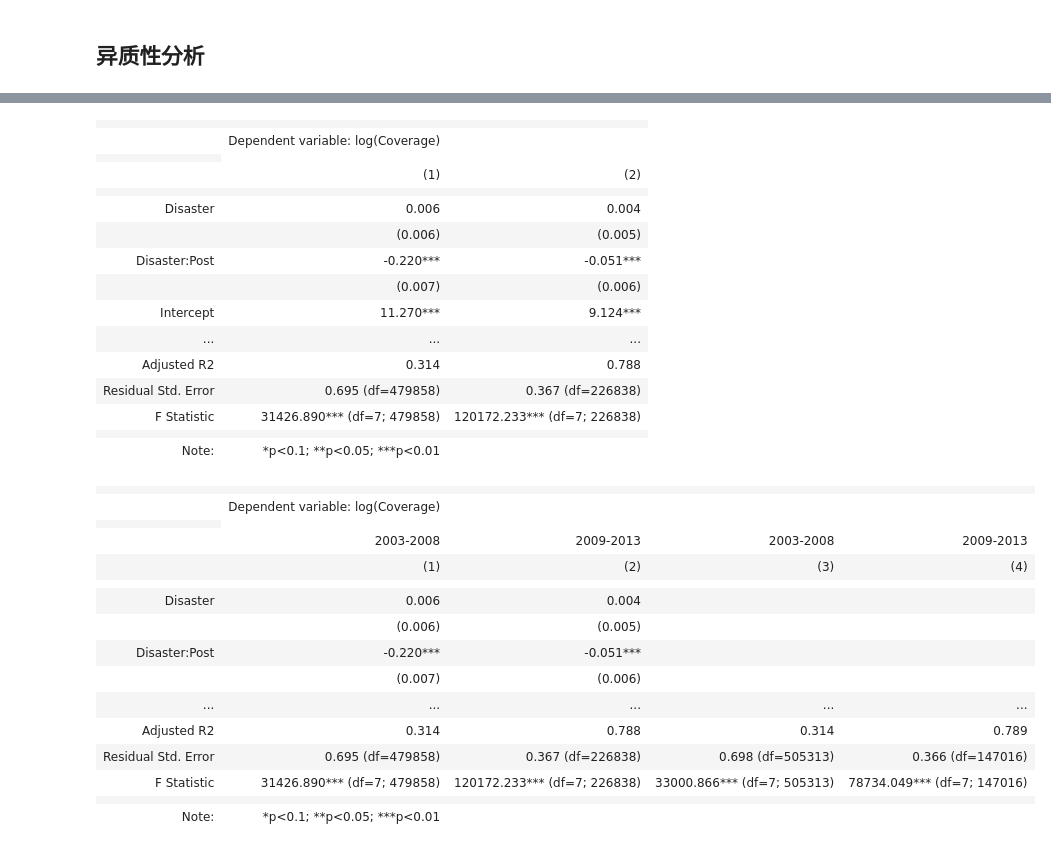
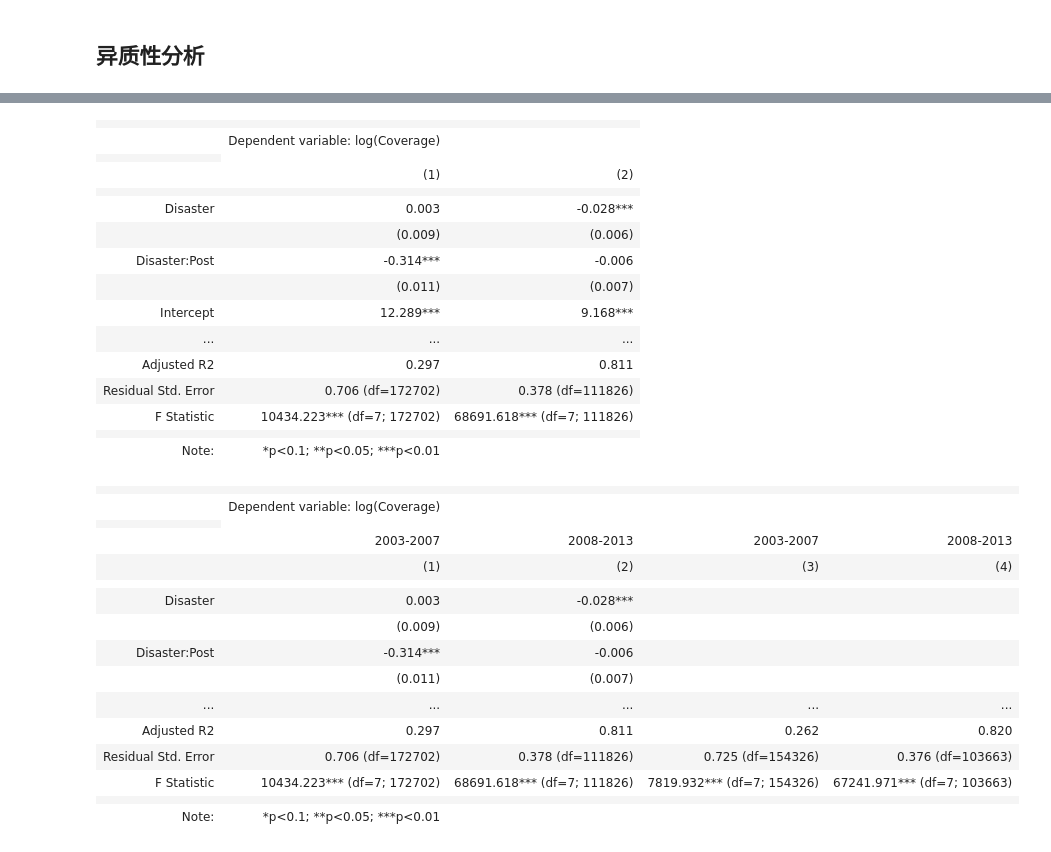
Before and after one commit to ErnestDong/thesis-master, a Jupyter notebook: src/main.ipynb, the cells around one changed output, grey strips where cells are left out. Saved outputs shown, nothing was run; the diff lists cells and outputs as text; code cells hidden in the pictures.

```diff
--- a/src/main.ipynb
+++ b/src/main.ipynb
@@ -17,7 +17,7 @@ def tablelize(star):
 # %%
 log=np.log
 sns.set_theme(style="white")
-original_df = pd.read_parquet("../data/olsupsd.parquet")
+original_df = pd.read_parquet("../data/olsupsnew.parquet")
 sns.histplot(original_df["distance"], kde=True)
 # %% [output]
 <Axes: xlabel='distance', ylabel='Count'>
@@ -201,8 +201,8 @@ df["claimed"]=df["total_claim"].map(lambda x: 1 if x>0 else 0)
 claims = smf.logit("claimed ~ log(Coverage)+Disaster*Post+Prem_before+log(Price)+log(Penetration)+log(GDP)", data=df[(df["Neighbor"]==0)]).fit()
 rawsclaim = smf.logit("claimed ~ Disaster*Post+Prem_before+log(Price)+log(Penetration)+log(GDP)", data=df[(df["Neighbor"]==0)]).fit()
 stargazer = Stargazer([rawsclaim, claims])
-with open("../lib/table/claims.tex", "w") as f:
-    f.write(tablelize(stargazer))
+# with open("../lib/table/claims.tex", "w") as f:
+#     f.write(tablelize(stargazer))
 stargazer
 # claims.summary()
 # %% [output]
@@ -323,8 +323,8 @@ for category in ["Disaster","Neighbor"]:
         model = smf.ols(regstr,data=df[(df[noncat]==0)&(df["Post"]==1)]).fit()
         stars.append(model)
 stargazer=Stargazer(stars)
-with open("../lib/table/robust.tex", "w") as f:
-    f.write(tablelize(stargazer))
+# with open("../lib/table/robust.tex", "w") as f:
+#     f.write(tablelize(stargazer))
 stargazer
 # %% [output]
 |  |  |  |  |  |
@@ -437,7 +422,7 @@ hdf = hdf[(hdf["t"]>2002)&(hdf["t"]<2013)]
 stars = []
 column = []
 col = []
-hdf["ti"]=hdf["t"].apply(lambda t: "2009-2013" if t>2008 else "2003-2008")
+hdf["ti"]=hdf["t"].apply(lambda t: "2008-2013" if t>2007 else "2003-2007")
 for region, region_df in hdf.groupby("ti"):
     column.append(region)
     col.append("Disaster")
@@ -455,47 +440,47 @@ stargazer
 |  |
 |  | (1) | (2) |
 |  |  |  |
-| Disaster | 0.006 | 0.004 |
-|  | (0.006) | (0.005) |
-| Disaster:Post | -0.220*** | -0.051*** |
-|  | (0.007) | (0.006) |
-| Intercept | 11.270*** | 9.124*** |
+| Disaster | 0.003 | -0.028*** |
+|  | (0.009) | (0.006) |
+| Disaster:Post | -0.314*** | -0.006 |
+|  | (0.011) | (0.007) |
+| Intercept | 12.289*** | 9.168*** |
 | ... | ... | ... |
-| Adjusted R2 | 0.314 | 0.788 |
-| Residual Std. Error | 0.695 (df=479858) | 0.367 (df=226838) |
-| F Statistic | 31426.890*** (df=7; 479858) | 120172.233*** (df=7; 226838) |
+| Adjusted R2 | 0.297 | 0.811 |
+| Residual Std. Error | 0.706 (df=172702) | 0.378 (df=111826) |
+| F Statistic | 10434.223*** (df=7; 172702) | 68691.618*** (df=7; 111826) |
 |  |  |  |
 | Note: | *p<0.1; **p<0.05; ***p<0.01 |  |
 # %%
 # stars = []
 # column = []
-hdf["ti"]=hdf["t"].apply(lambda t: "2009-2013" if t>2009 else "2003-2008")
+hdf["ti"]=hdf["t"].apply(lambda t: "2008-2013" if t>2007 else "2003-2007")
 for region, region_df in hdf.groupby("ti"):
     column.append(region)
     col.append("Neighbor")
     # model = smf.ols("log(Coverage) ~ Disaster*Post", data=region_df[region_df["Neighbor"]==0]).fit()
     model = smf.ols("log(Coverage) ~ Neighbor*Post+Prem_before+log(Price)+log(Penetration)+log(GDP)", data=region_df[region_df["Disaster"]==0]).fit()
     stars.append(model)
 stargazer = Stargazer(stars)
 stargazer.custom_columns(column)
 with open("../lib/table/het_time.tex", "w") as f:
     f.write(tablelize(stargazer))
 stargazer
 # %% [output]
 |  |  |  |  |  |
 |  | Dependent variable: log(Coverage) |  |  |  |
 |  |
-|  | 2003-2008 | 2009-2013 | 2003-2008 | 2009-2013 |
+|  | 2003-2007 | 2008-2013 | 2003-2007 | 2008-2013 |
 |  | (1) | (2) | (3) | (4) |
 |  |  |  |  |  |
-| Disaster | 0.006 | 0.004 |  |  |
-|  | (0.006) | (0.005) |  |  |
-| Disaster:Post | -0.220*** | -0.051*** |  |  |
-|  | (0.007) | (0.006) |  |  |
+| Disaster | 0.003 | -0.028*** |  |  |
+|  | (0.009) | (0.006) |  |  |
+| Disaster:Post | -0.314*** | -0.006 |  |  |
+|  | (0.011) | (0.007) |  |  |
 | ... | ... | ... | ... | ... |
-| Adjusted R2 | 0.314 | 0.788 | 0.314 | 0.789 |
-| Residual Std. Error | 0.695 (df=479858) | 0.367 (df=226838) | 0.698 (df=505313) | 0.366 (df=147016) |
-| F Statistic | 31426.890*** (df=7; 479858) | 120172.233*** (df=7; 226838) | 33000.866*** (df=7; 505313) | 78734.049*** (df=7; 147016) |
+| Adjusted R2 | 0.297 | 0.811 | 0.262 | 0.820 |
+| Residual Std. Error | 0.706 (df=172702) | 0.378 (df=111826) | 0.725 (df=154326) | 0.376 (df=103663) |
+| F Statistic | 10434.223*** (df=7; 172702) | 68691.618*** (df=7; 111826) | 7819.932*** (df=7; 154326) | 67241.971*** (df=7; 103663) |
 |  |  |  |  |  |
 | Note: | *p<0.1; **p<0.05; ***p<0.01 |  |  |  |
 # %%
```
Also changed, not shown: parts of 14 cells of this notebook, 25 other files.
